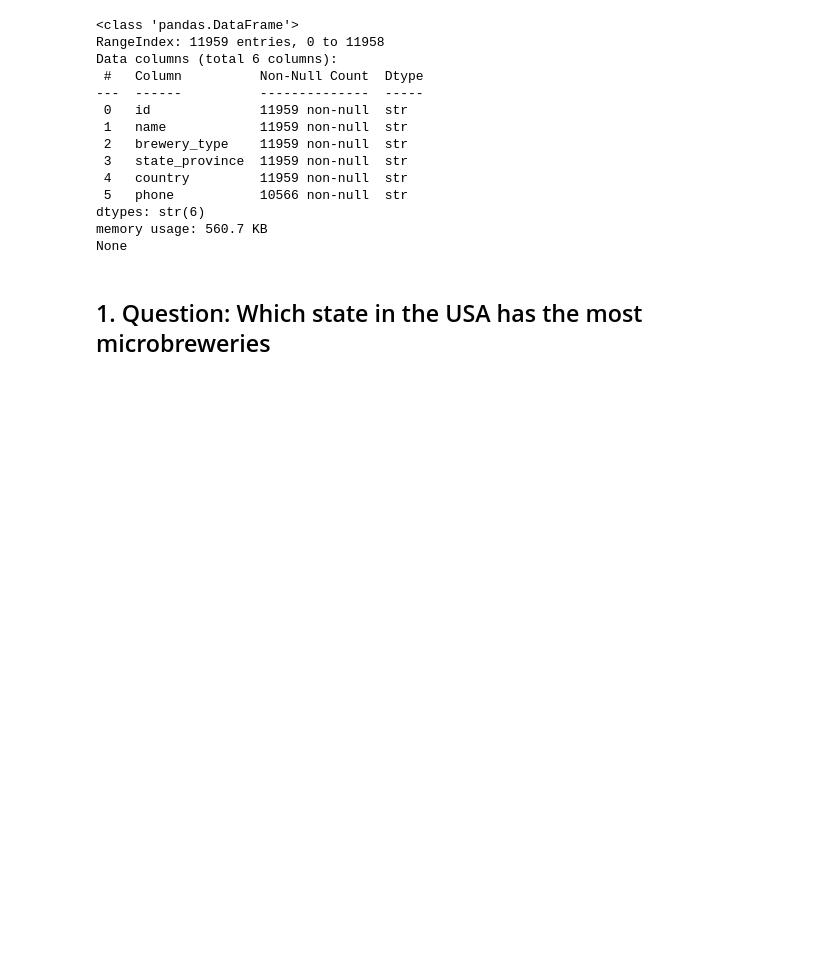
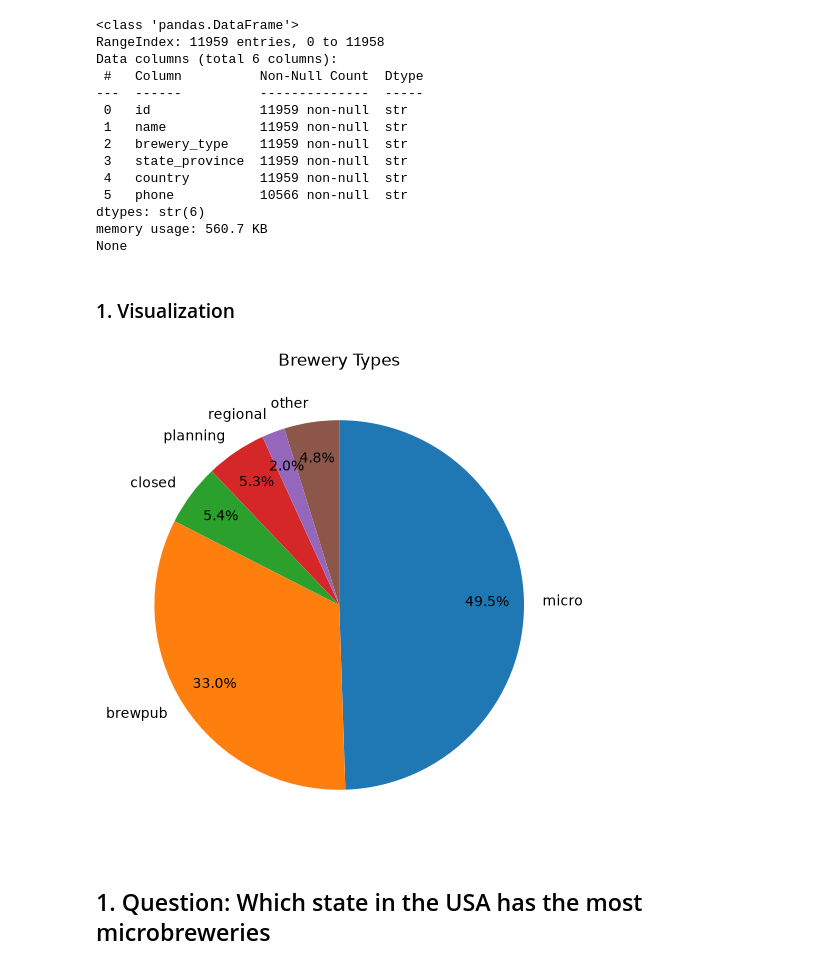
Before and after one commit to LaurinTrp/InnoGames, a Jupyter notebook: End-To-End-Pipeline.ipynb, the cells around one changed output. Cells and saved outputs as stored; diff of their text form; code cells hidden in the pictures; blank space fills up the shorter version.

Commit message:
Added a pie chart to show the different brewery types

```diff
--- a/End-To-End-Pipeline.ipynb
+++ b/End-To-End-Pipeline.ipynb
@@ -85,6 +87,34 @@ Data columns (total 6 columns):
 dtypes: str(6)
 memory usage: 560.7 KB
 None
+# %% [markdown]
+### 1. Visualization
+# %%
+sql_command = '''
+    SELECT brewery_type, COUNT(*) as n
+    FROM brewery
+    GROUP BY brewery_type
+'''
+
+brewery_types = pd.read_sql(sql_command, con=engine)
+brewery_types = brewery_types.sort_values("n", ascending=False)
+
+types = brewery_types["brewery_type"]
+amounts = brewery_types["n"]
+total = amounts.sum()
+
+small = brewery_types["n"] / total < 0.02
+other = pd.DataFrame({"brewery_type": ["other"], "n": [brewery_types.loc[small, "n"].sum()]})
+grouped = pd.concat([brewery_types[~small], other], ignore_index=True)
+
+plt.figure(figsize=(6, 6))
+plt.pie(grouped["n"], labels=grouped["brewery_type"], autopct="%1.1f%%",startangle=90, pctdistance=0.8, counterclock=False)
+
+plt.title("Brewery Types")
+plt.savefig("out/brewery_types.png")
+plt.show()
+# %% [output]
+[figure, added]
 # %% [markdown]
 ## 1. Question: Which state in the USA has the most microbreweries
 # %%
```
Also changed, not shown: parts of 6 cells of this notebook, 2 other files.
